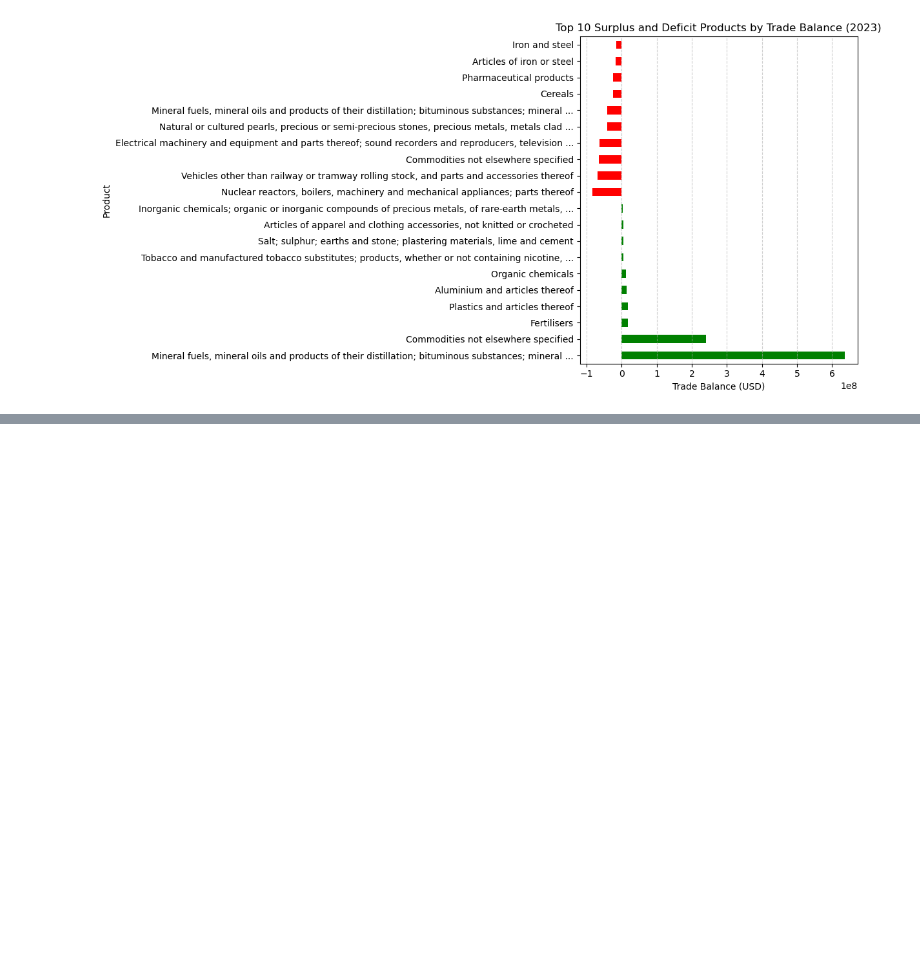
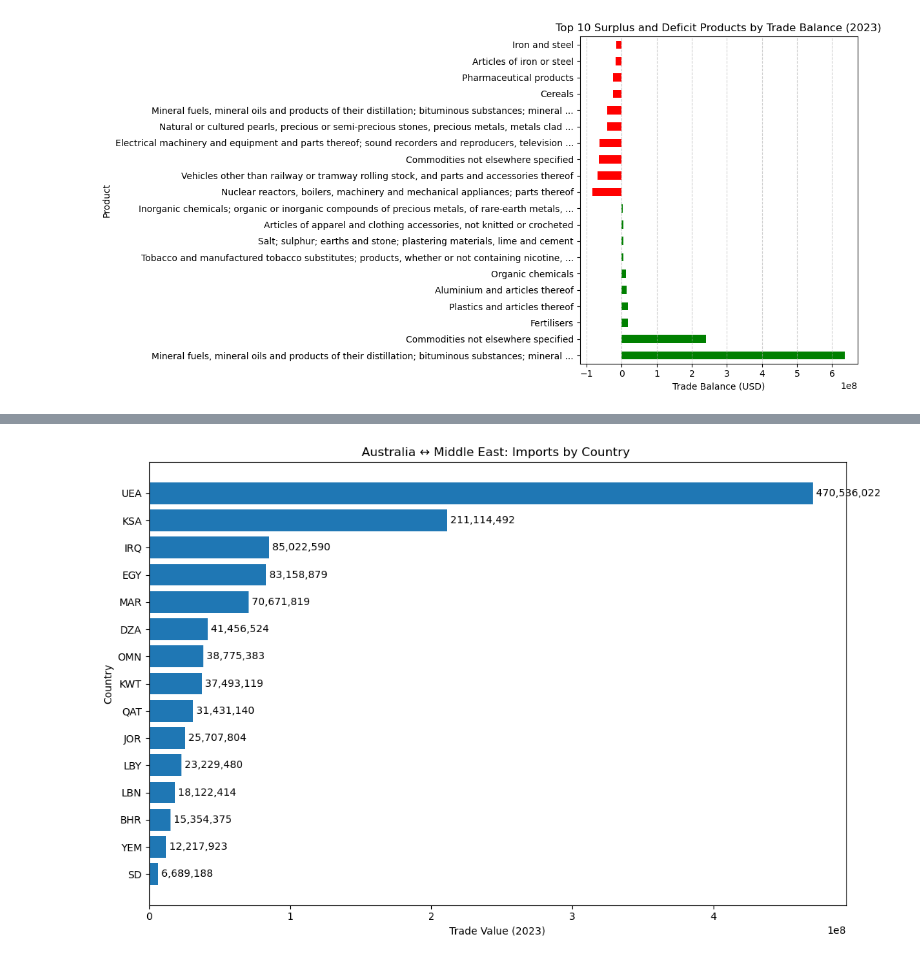
Before and after one commit to Gaurabh23/Bilateral-Trade-Analyais-of-Middle-East-and-Australia, a Jupyter notebook: EDA.ipynb, the cells around one changed output, grey strips where cells are left out. Saved outputs shown, nothing was run; the diff lists cells and outputs as text; code cells hidden in the pictures; blank space fills up the shorter version.

```diff
--- a/EDA.ipynb
+++ b/EDA.ipynb
@@ -324,0 +469,54 @@ plt.show()
+# %%
+#Overall trade import
+df["Direction"] = df["Direction"].astype(str).str.strip().str.title()
+
+# Keep just the needed columns and valid directions
+df = df[df["Direction"].isin(["Export", "Import"])].copy()
+df["Value_2023"] = pd.to_numeric(df["Value_2023"], errors="coerce")
+df = df.dropna(subset=["Value_2023"])
+
+# Aggregate to Country x Direction
+pivot = (
+    df.groupby(["Country", "Direction"])["Value_2023"]
+      .sum()
+      .unstack(fill_value=0)
+)
+
+# Ensure both columns exist
+for col in ["Export", "Import"]:
+    if col not in pivot.columns:
+        pivot[col] = 0.0
+
+# Compute totals & pick top N
+pivot["Total_Trade"] = pivot["Export"] + pivot["Import"]
+
+top = pivot.sort_values("Total_Trade", ascending=False)
+
+# --- Plot ---
+fig, ax = plt.subplots(figsize=(11, 7))
+
+has_exports = (top["Export"] > 0).any()
+
+if has_exports:
+    # Stacked bars (overall trade composition)
+    ax.bar(top.index, top["Export"], label="Exports")
+    ax.bar(top.index, top["Import"], bottom=top["Export"], label="Imports")
+    ax.set_title("Australia ↔ Middle East: Overall Trade by Country (2023)")
+    ax.set_ylabel("Trade Value (2023)")
+    ax.set_xlabel("Country")
+    ax.legend()
+else:
+    # Imports-only snapshot (clean & readable)
+    top_sorted = top.sort_values("Import", ascending=True)
+    ax.barh(top_sorted.index, top_sorted["Import"])
+    for y, v in enumerate(top_sorted["Import"].values):
+        ax.text(v, y, f" {int(v):,}", va="center")  # value labels
+    ax.set_title("Australia ↔ Middle East: Imports by Country ")
+    ax.set_xlabel("Trade Value (2023)")
+    ax.set_ylabel("Country")
+
+plt.xticks(rotation=45 if has_exports else 0)
+plt.tight_layout()
+plt.show()
+# %% [output]
+[figure, added]
```
Also changed, not shown: parts of 7 cells of this notebook.
